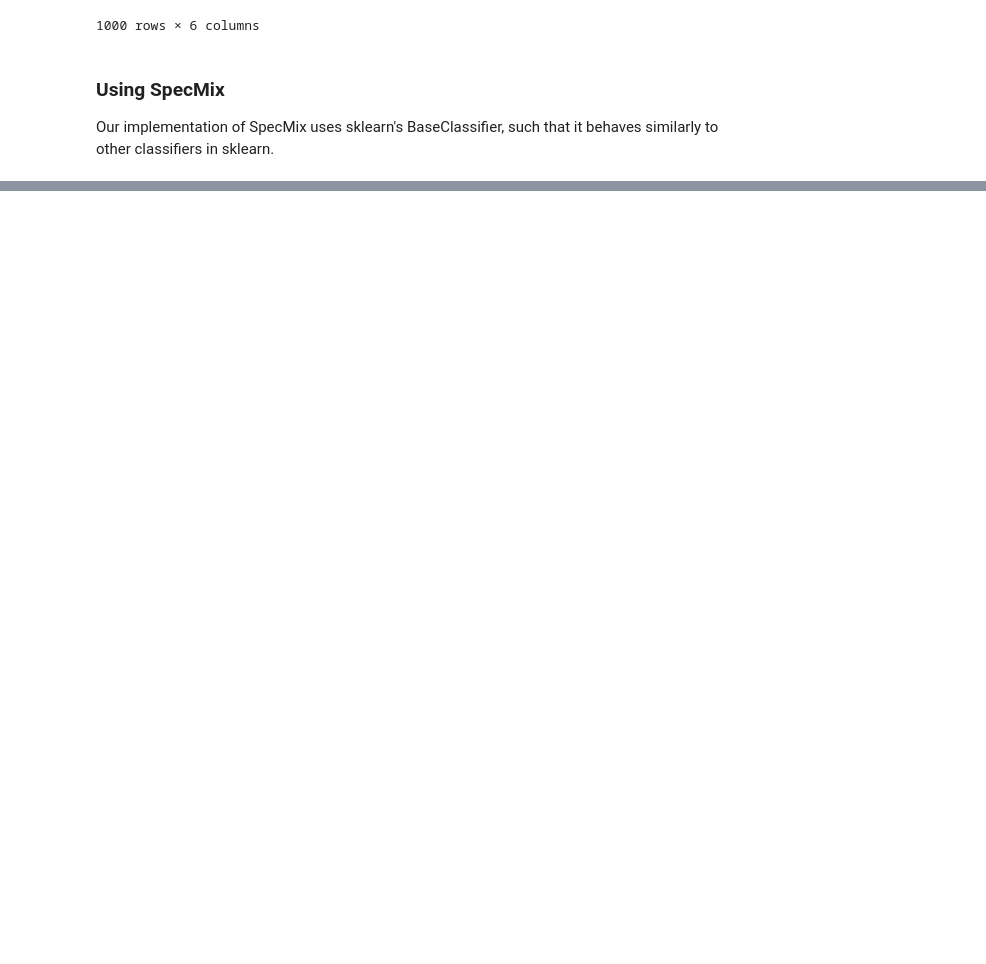
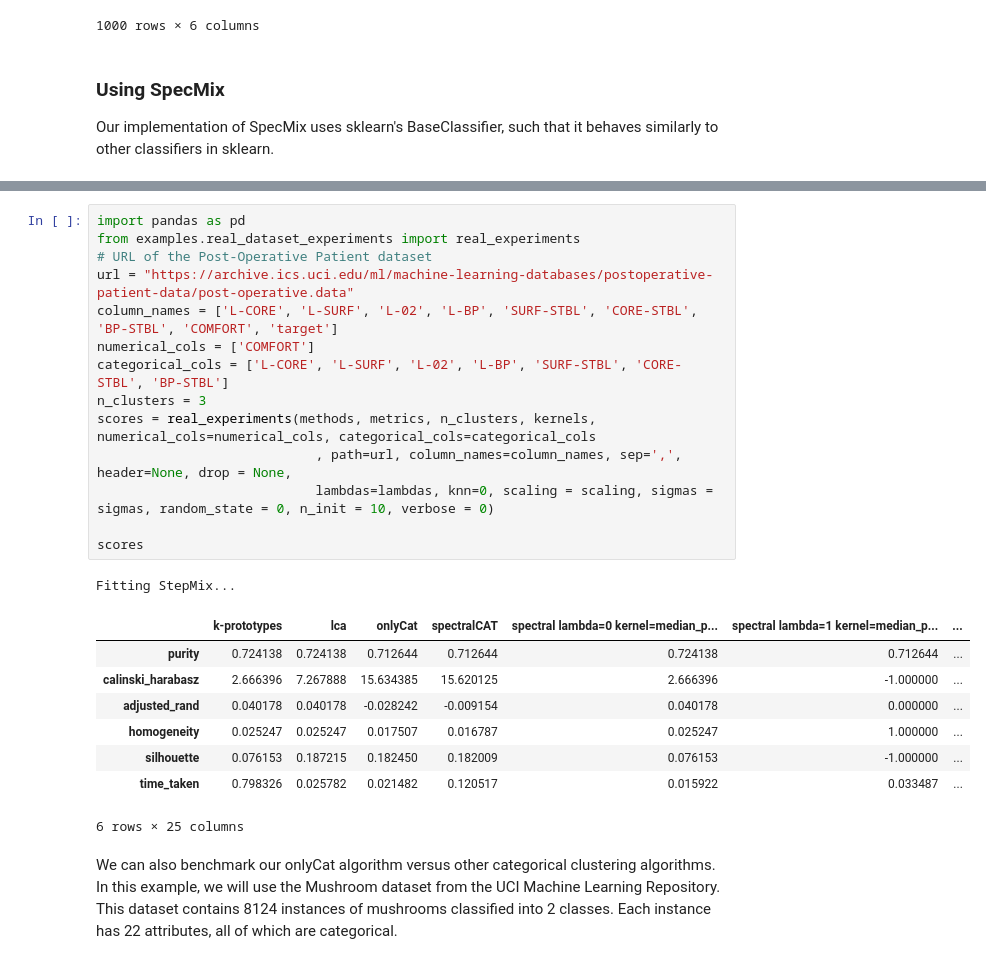
Before and after one commit to dylansoemitro/SpecMix, a Jupyter notebook: demo.ipynb, the cells around one changed output, grey strips where cells are left out. Cells and saved outputs as stored; diff of their text form; blank space fills up the shorter version.

```diff
--- a/demo.ipynb
+++ b/demo.ipynb
@@ -62,0 +161,26 @@ ModuleNotFoundError: No module named 'kmodes'
+# %%
+import pandas as pd
+from examples.real_dataset_experiments import real_experiments
+# URL of the Post-Operative Patient dataset
+url = "https://archive.ics.uci.edu/ml/machine-learning-databases/postoperative-patient-data/post-operative.data"
+column_names = ['L-CORE', 'L-SURF', 'L-02', 'L-BP', 'SURF-STBL', 'CORE-STBL', 'BP-STBL', 'COMFORT', 'target']
+numerical_cols = ['COMFORT']
+categorical_cols = ['L-CORE', 'L-SURF', 'L-02', 'L-BP', 'SURF-STBL', 'CORE-STBL', 'BP-STBL']
+n_clusters = 3
+scores = real_experiments(methods, metrics, n_clusters, kernels, numerical_cols=numerical_cols, categorical_cols=categorical_cols
+                            , path=url, column_names=column_names, sep=',', header=None, drop = None,
+                            lambdas=lambdas, knn=0, scaling = scaling, sigmas = sigmas, random_state = 0, n_init = 10, verbose = 0)
+
+scores
+# %% [output]
+Fitting StepMix...
+|  | k-prototypes | lca | onlyCat | spectralCAT | spectral lambda=0 kernel=median_p... | spectral lambda=1 kernel=median_p... | ... |
+| purity | 0.724138 | 0.724138 | 0.712644 | 0.712644 | 0.724138 | 0.712644 | ... |
+| calinski_harabasz | 2.666396 | 7.267888 | 15.634385 | 15.620125 | 2.666396 | -1.000000 | ... |
+| adjusted_rand | 0.040178 | 0.040178 | -0.028242 | -0.009154 | 0.040178 | 0.000000 | ... |
+| homogeneity | 0.025247 | 0.025247 | 0.017507 | 0.016787 | 0.025247 | 1.000000 | ... |
+| silhouette | 0.076153 | 0.187215 | 0.182450 | 0.182009 | 0.076153 | -1.000000 | ... |
+| time_taken | 0.798326 | 0.025782 | 0.021482 | 0.120517 | 0.015922 | 0.033487 | ... |
+6 rows × 25 columns
+# %% [markdown]
+We can also benchmark our onlyCat algorithm versus other categorical clustering algorithms. In this example, we will use the Mushroom dataset from the UCI Machine Learning Repository. This dataset contains 8124 instances of mushrooms classified into 2 classes. Each instance has 22 attributes, all of which are categorical.
```
Also changed, not shown: parts of 14 cells of this notebook, 4 other files.
